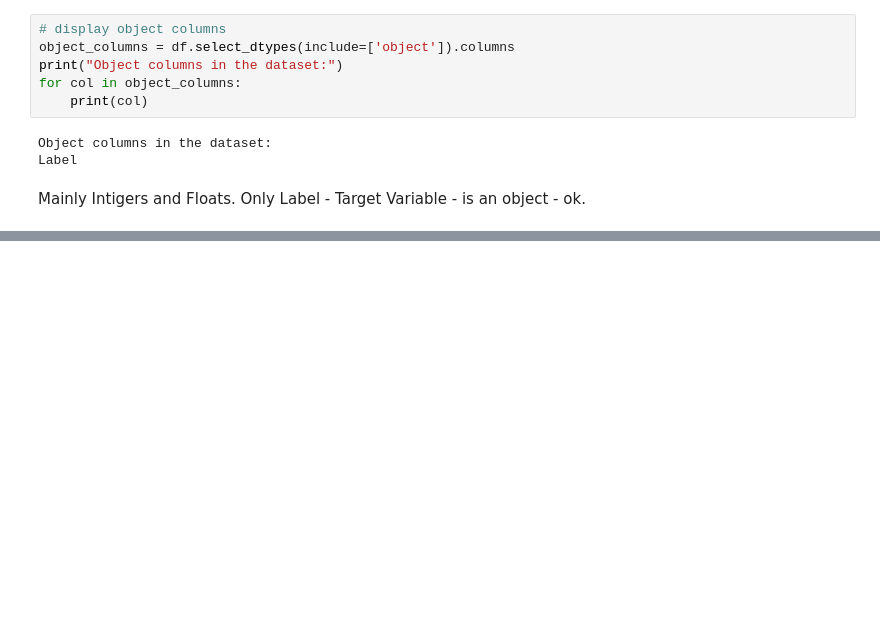
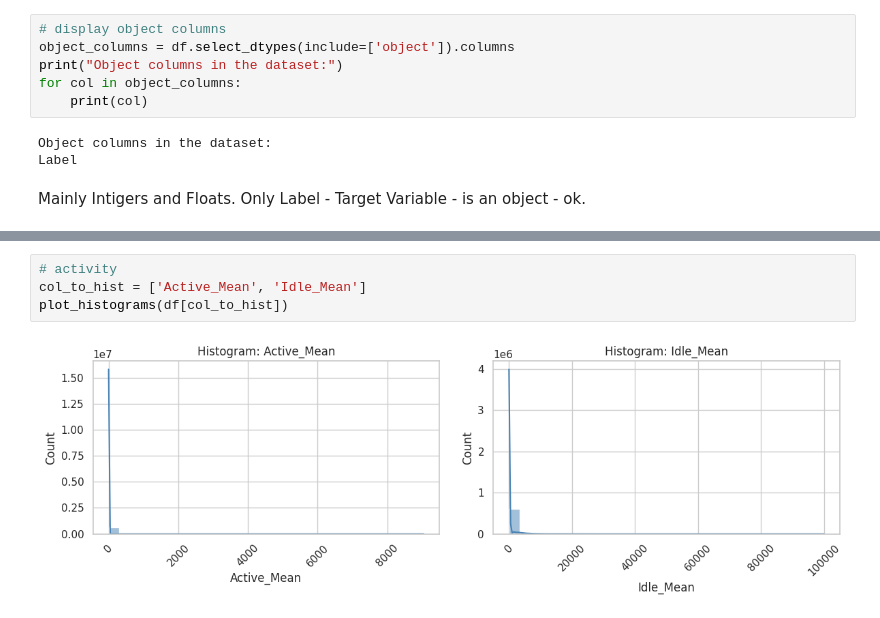
Before and after one commit to mikolajek22/IoT-Intrusion-Detection, a Jupyter notebook: project.ipynb, the cells around one changed output, grey strips where cells are left out. Drawn from its saved outputs; the diff is of its cells as text; blank space fills up the shorter version.

```diff
--- a/project.ipynb
+++ b/project.ipynb
@@ -215,0 +335,6 @@ Mainly Intigers and Floats. Only Label - Target Variable - is an object - ok.
+# %%
+# activity
+col_to_hist = ['Active_Mean', 'Idle_Mean']
+plot_histograms(df[col_to_hist])
+# %% [output]
+[figure, added]
```
Also changed, not shown: parts of 20 cells of this notebook.
